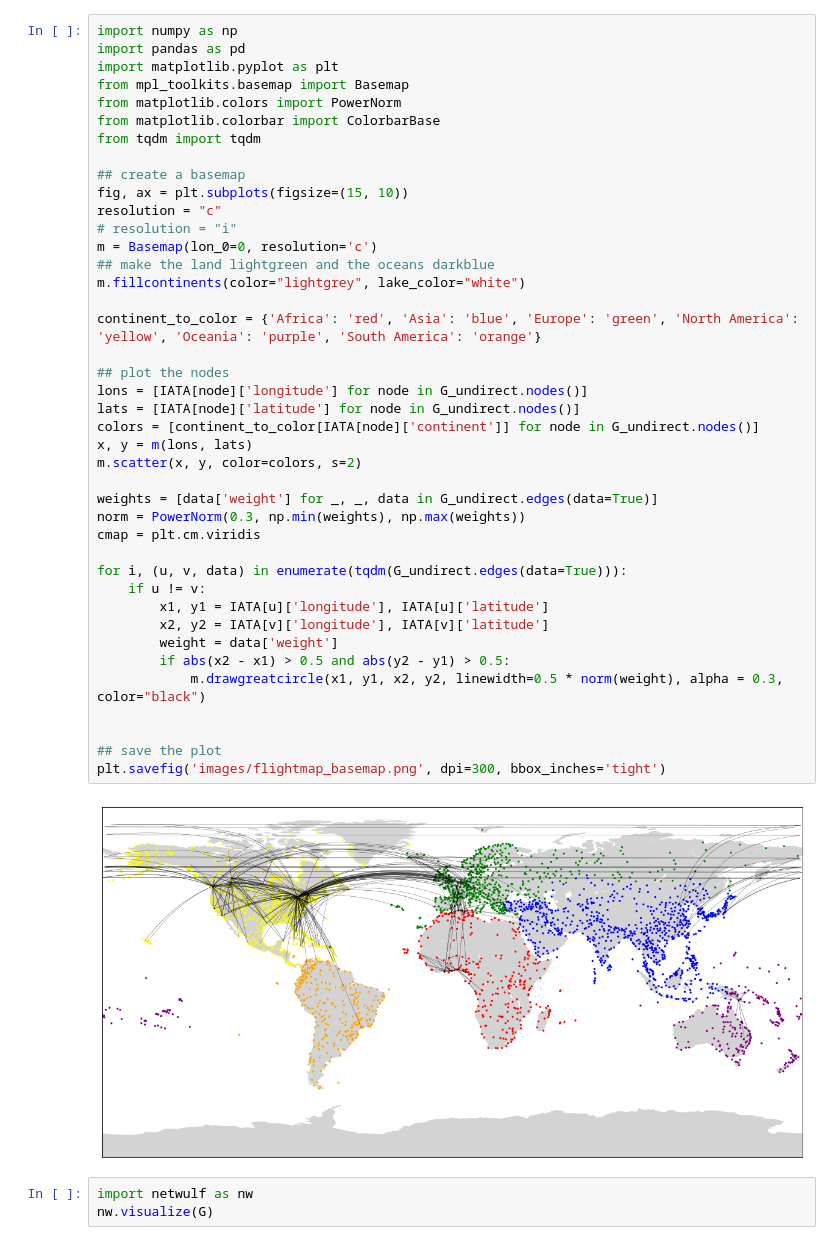
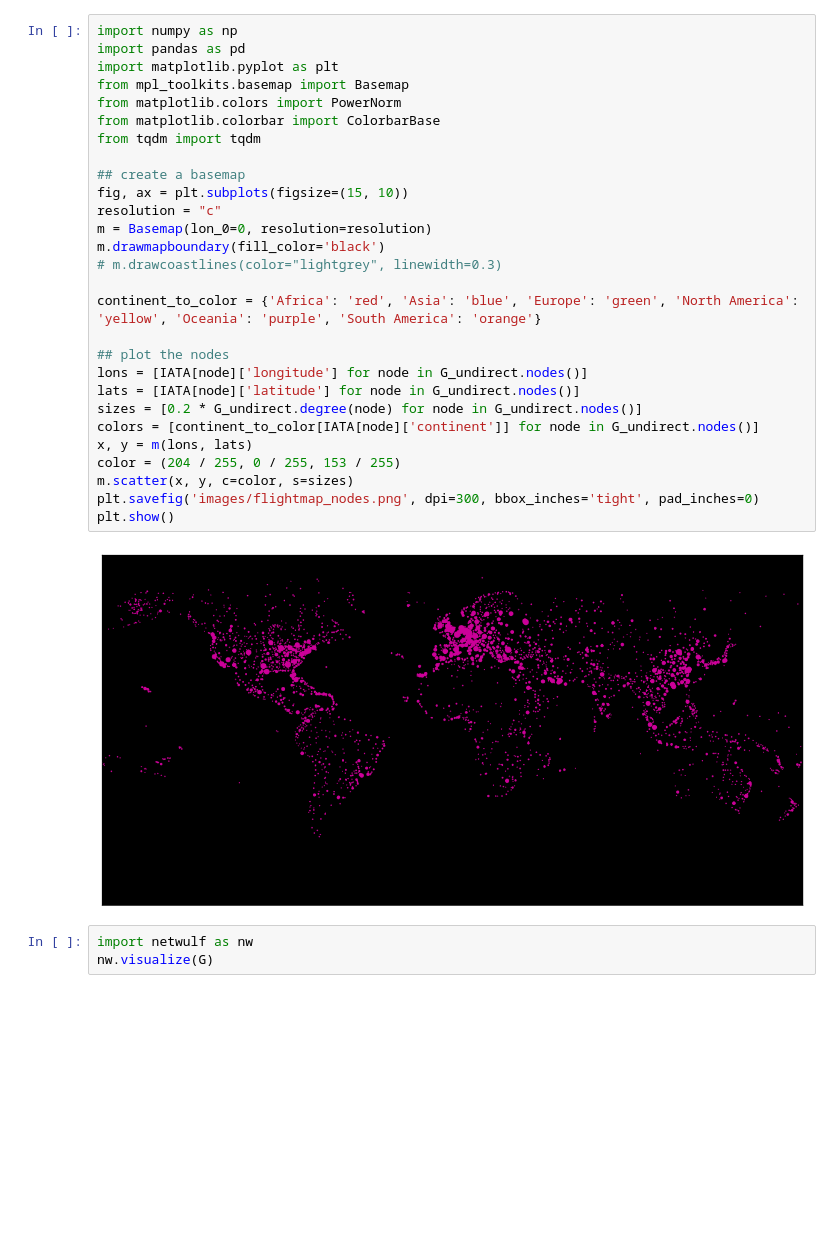
Before and after one commit to kommodeskab/SocialProject, a Jupyter notebook: visuals.ipynb, the cells around one changed output. Drawn from its saved outputs; the diff is of its cells as text; blank space fills up the shorter version.

```diff
--- a/visuals.ipynb
+++ b/visuals.ipynb
@@ -52,46 +34,33 @@ img.save('images/flightmap.png')
 # %%
 import numpy as np
 import pandas as pd
 import matplotlib.pyplot as plt
 from mpl_toolkits.basemap import Basemap
 from matplotlib.colors import PowerNorm
 from matplotlib.colorbar import ColorbarBase
 from tqdm import tqdm
 
 ## create a basemap
 fig, ax = plt.subplots(figsize=(15, 10))
 resolution = "c"
-# resolution = "i"
-m = Basemap(lon_0=0, resolution='c')
-## make the land lightgreen and the oceans darkblue
-m.fillcontinents(color="lightgrey", lake_color="white")
+m = Basemap(lon_0=0, resolution=resolution)
+m.drawmapboundary(fill_color='black')
+# m.drawcoastlines(color="lightgrey", linewidth=0.3)
 
 continent_to_color = {'Africa': 'red', 'Asia': 'blue', 'Europe': 'green', 'North America': 'yellow', 'Oceania': 'purple', 'South America': 'orange'}
 
 ## plot the nodes
 lons = [IATA[node]['longitude'] for node in G_undirect.nodes()]
 lats = [IATA[node]['latitude'] for node in G_undirect.nodes()]
+sizes = [0.2 * G_undirect.degree(node) for node in G_undirect.nodes()]
 colors = [continent_to_color[IATA[node]['continent']] for node in G_undirect.nodes()]
 x, y = m(lons, lats)
-m.scatter(x, y, color=colors, s=2)
-
-weights = [data['weight'] for _, _, data in G_undirect.edges(data=True)]
-norm = PowerNorm(0.3, np.min(weights), np.max(weights))
-cmap = plt.cm.viridis
-
-for i, (u, v, data) in enumerate(tqdm(G_undirect.edges(data=True))):
-    if u != v:
-        x1, y1 = IATA[u]['longitude'], IATA[u]['latitude']
-        x2, y2 = IATA[v]['longitude'], IATA[v]['latitude']
-        weight = data['weight']
-        if abs(x2 - x1) > 0.5 and abs(y2 - y1) > 0.5:
-            m.drawgreatcircle(x1, y1, x2, y2, linewidth=0.5 * norm(weight), alpha = 0.3, color="black")
-
-
-## save the plot
-plt.savefig('images/flightmap_basemap.png', dpi=300, bbox_inches='tight')
+color = (204 / 255, 0 / 255, 153 / 255)
+m.scatter(x, y, c=color, s=sizes)
+plt.savefig('images/flightmap_nodes.png', dpi=300, bbox_inches='tight', pad_inches=0)
+plt.show()
 # %% [output]
-[figure, old version]
+[figure, new version]
 # %%
 import netwulf as nw
 nw.visualize(G)
```
Also changed, not shown: parts of 4 cells of this notebook, 7 other files.
